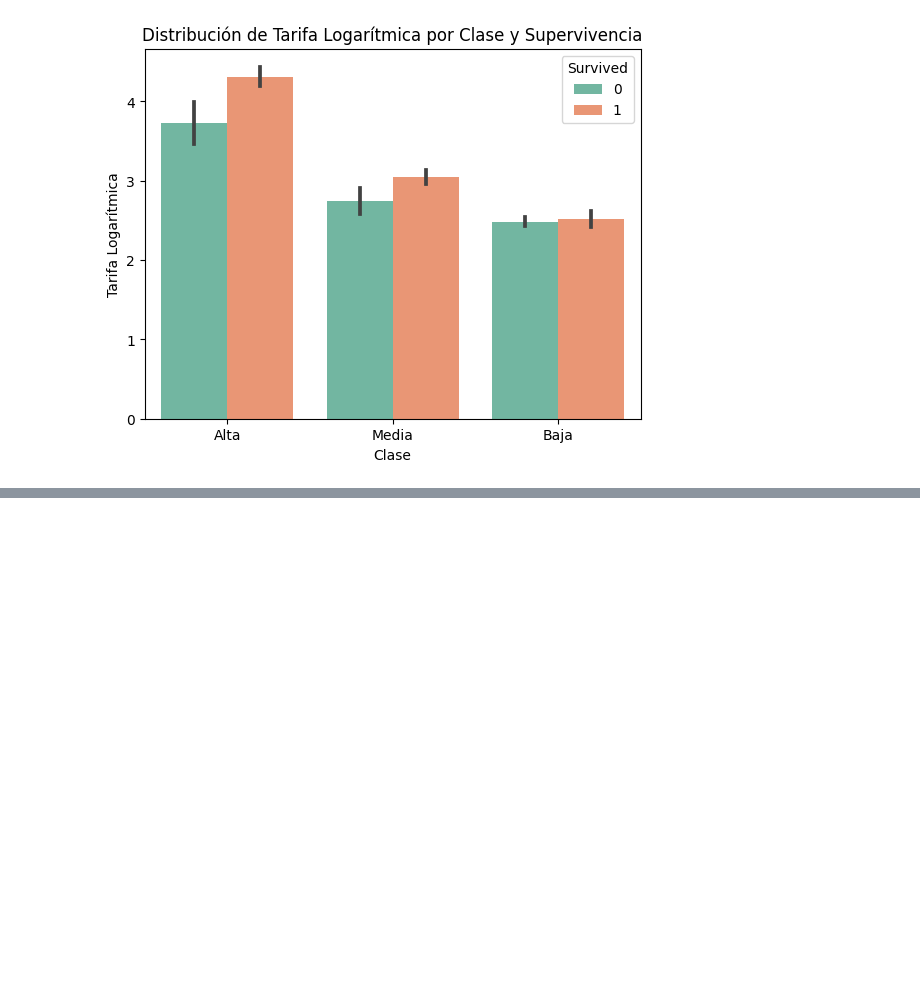
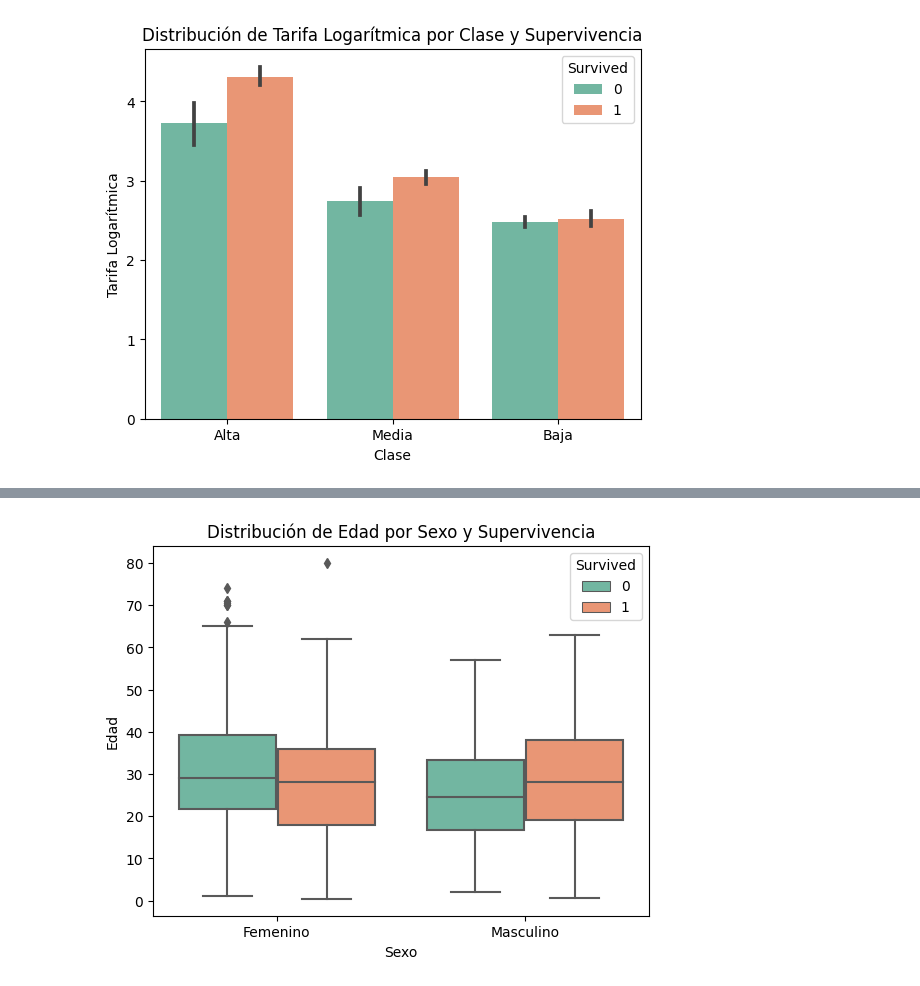
Before and after one commit to urcuninna/titanic_project, a Jupyter notebook: nootebooks/01_data_exploration.ipynb, the cells around one changed output, grey strips where cells are left out. Saved outputs shown, nothing was run; the diff lists cells and outputs as text; code cells hidden in the pictures; blank space fills up the shorter version.

```diff
--- a/nootebooks/01_data_exploration.ipynb
+++ b/nootebooks/01_data_exploration.ipynb
@@ -1106,0 +1153,9 @@ plt.show()
+# %%
+sns.boxplot(x='Sex', y='Age', hue='Survived', data=df_age, palette="Set2")
+plt.title('Distribución de Edad por Sexo y Supervivencia')
+plt.xlabel('Sexo')
+plt.ylabel('Edad')
+plt.xticks(ticks=[0,1], labels=["Femenino", "Masculino"])
+plt.show()
+# %% [output]
+[figure, added]
```
Also changed, not shown: parts of 18 cells of this notebook.
